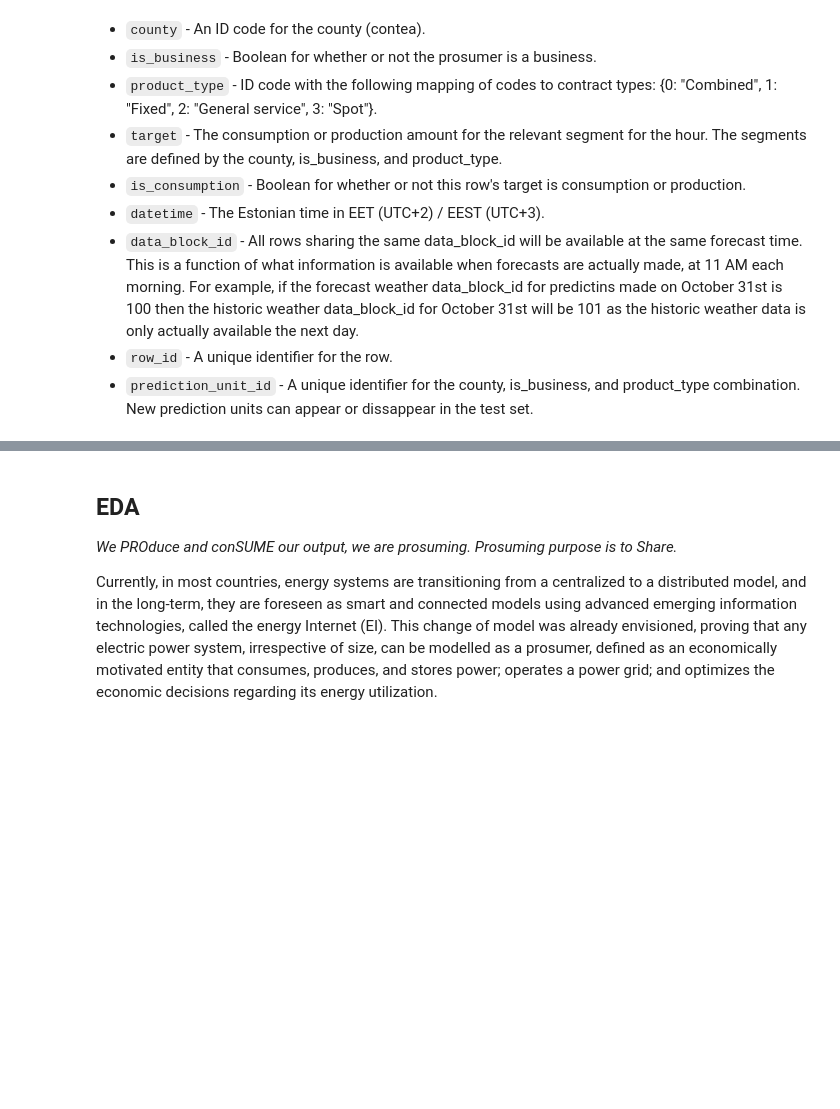
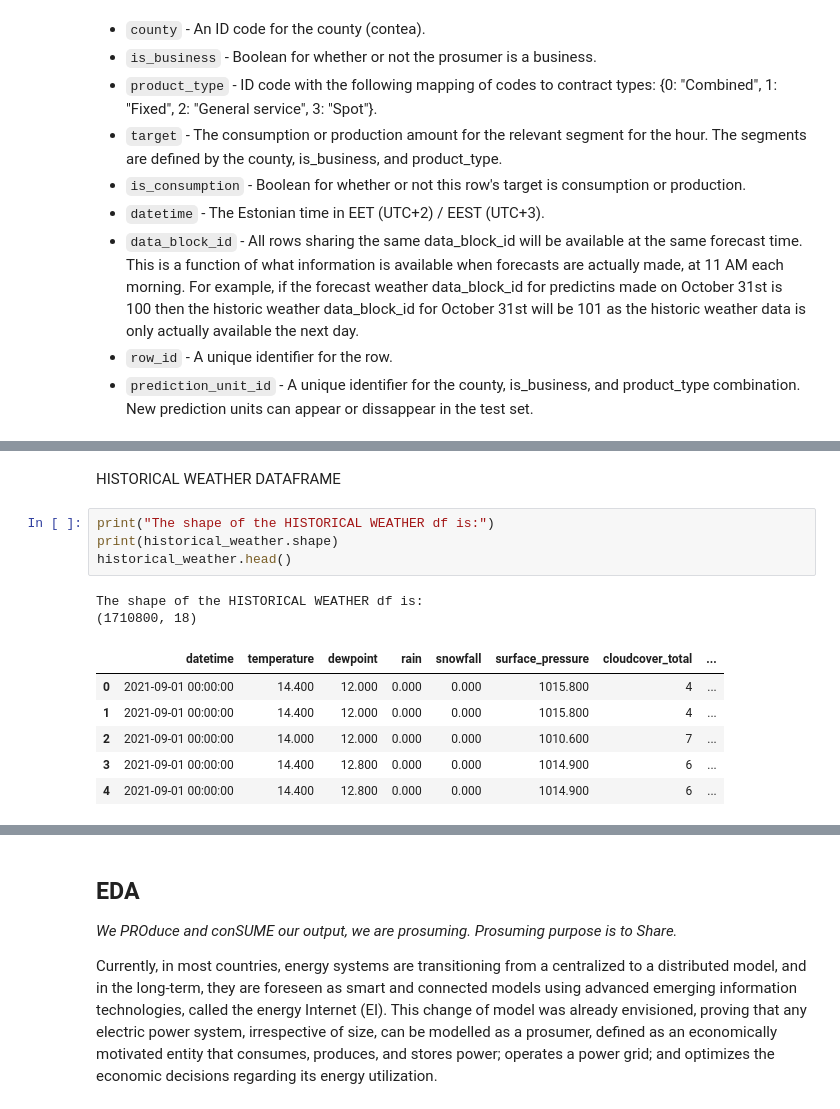
Before and after one commit to GiacomoPracucci/prosumer-energy-prediction, a Jupyter notebook: src/main.ipynb, the cells around one changed output, grey strips where cells are left out. Saved outputs shown, nothing was run; the diff lists cells and outputs as text; blank space fills up the shorter version.

```diff
--- a/src/main.ipynb
+++ b/src/main.ipynb
@@ -88,0 +186,15 @@ submission.head()
+# %% [markdown]
+HISTORICAL WEATHER DATAFRAME
+# %%
+print("The shape of the HISTORICAL WEATHER df is:")
+print(historical_weather.shape)
+historical_weather.head()
+# %% [output]
+The shape of the HISTORICAL WEATHER df is:
+(1710800, 18)
+|  | datetime | temperature | dewpoint | rain | snowfall | surface_pressure | cloudcover_total | ... |
+| 0 | 2021-09-01 00:00:00 | 14.400 | 12.000 | 0.000 | 0.000 | 1015.800 | 4 | ... |
+| 1 | 2021-09-01 00:00:00 | 14.400 | 12.000 | 0.000 | 0.000 | 1015.800 | 4 | ... |
+| 2 | 2021-09-01 00:00:00 | 14.000 | 12.000 | 0.000 | 0.000 | 1010.600 | 7 | ... |
+| 3 | 2021-09-01 00:00:00 | 14.400 | 12.800 | 0.000 | 0.000 | 1014.900 | 6 | ... |
+| 4 | 2021-09-01 00:00:00 | 14.400 | 12.800 | 0.000 | 0.000 | 1014.900 | 6 | ... |
```
Also changed, not shown: parts of 20 cells of this notebook.
